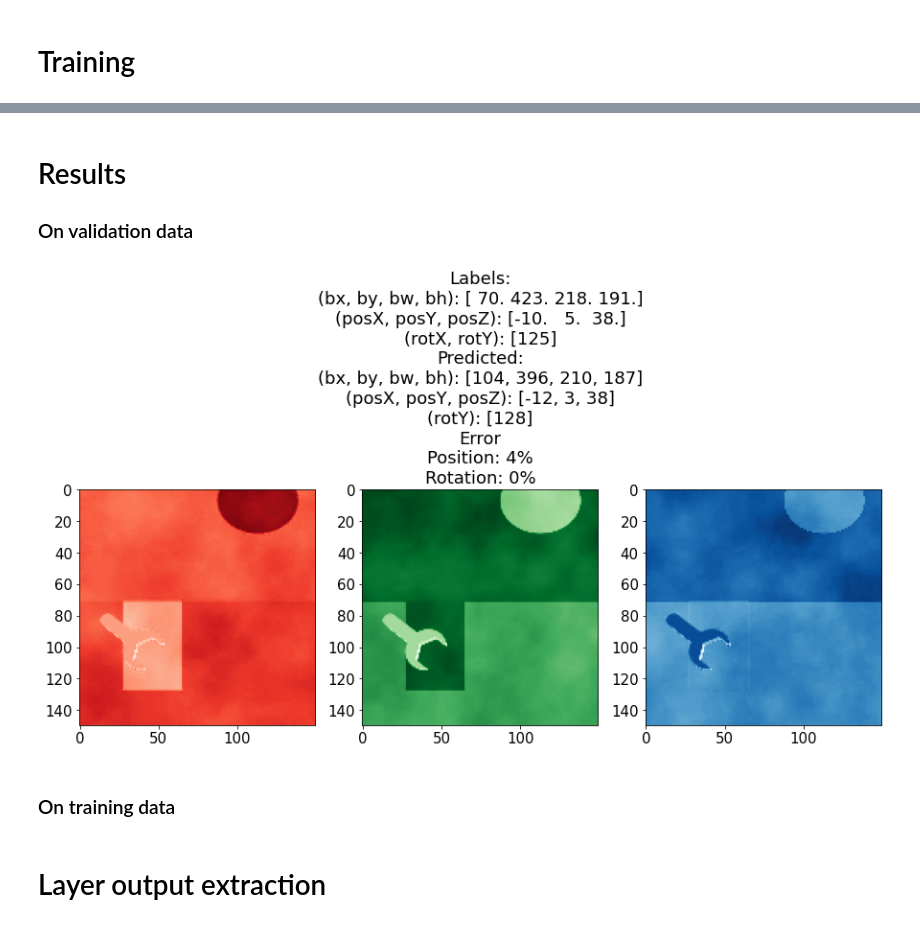
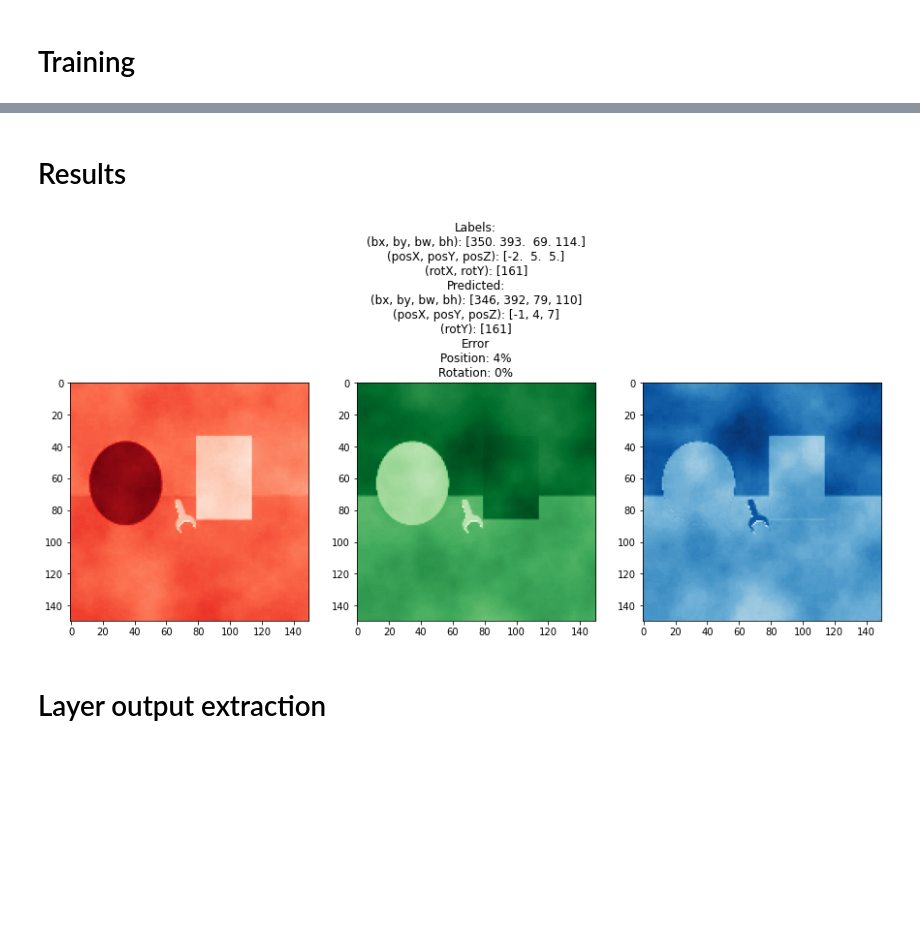
Before and after one commit to mateuszbugaj/Position_and_rotation_CNN, a Jupyter notebook: position_rotation_rgb.ipynb, the cells around one changed output, grey strips where cells are left out. Cells and saved outputs as stored; diff of their text form; code cells hidden in the pictures; blank space fills up the shorter version.

Commit message:
added AngleToRGB, model trained on 10_000 samples

```diff
--- a/position_rotation_rgb.ipynb
+++ b/position_rotation_rgb.ipynb
@@ -21,9 +21,9 @@ from tensorflow.keras.layers import Dense, Dropout, Activation, Flatten, Conv2D,
 # %% [markdown]
 # Preparing data
 # %%
-DATADIR = "dataset_generator/images/pose5000/"
+DATADIR = "dataset_generator/images/pose10000/"
 JSON_file_name = "data.txt"
-IMAGES = 5_000
+IMAGES = 10_000
 OG_IMG_SIZE = 800
 IMG_SIZE = 150
 # %%
@@ -145,3 +150,39 @@ def RGBToAngle(rgb):
         angle += math.pi
 
     return math.degrees(angle)
+# %%
+def AngleToRGB(angle):
+    X  = 1 - abs(angle/60%2-1)
+
+    if(0 <= angle < 60):
+        RPrim = 1
+        GPrim = X
+        BPrim = 0
+    elif (60 <= angle < 120):
+        RPrim = X
+        GPrim = 1
+        BPrim = 0
+    elif (120 <= angle < 180):
+        RPrim = 0
+        GPrim = 1
+        BPrim = X
+    elif (180 <= angle < 240):
+        RPrim = 0
+        GPrim = X
+        BPrim = 1
+    elif (240 <= angle < 300):
+        RPrim = X
+        GPrim = 0
+        BPrim = 1
+    elif (300 <= angle < 360):
+        RPrim = 1
+        GPrim = 0
+        BPrim = X
+
+    return [RPrim*255, GPrim*255, BPrim*255]
+# %%
+degrees = []
+for i in range(360):
+    rgb = AngleToRGB(i)
+    s = rgb[0]*0.33 + rgb[1]*0.33 + rgb[2]*0.33
+    degrees.append([rgb[0], rgb[1], rgb[2], s])
@@ -399,5 +457,5 @@ history = model.fit(x = training_data_x,
                     y = {"positionOutput": training_data_y[:, 4:7], "rotationOutput": training_data_y[:, 10:13], "frameOutput": training_data_y[:, 0:4]},
                     validation_data = (validation_data_x, {"positionOutput": validation_data_y[:, 4:7], "rotationOutput": validation_data_y[:, 10:13], "frameOutput": validation_data_y[:, 0:4]}),
                     batch_size = 32,
-                    epochs = 20)
+                    epochs = 12)
 # %% [output]
@@ -501,13 +559,12 @@ val_rotationOutput_acc_5
 # %% [markdown]
 # Results
-### On validation data
 # %%
 # random_index = random.randrange(len(training_data))
 # Images from trainig set
 # random_index = random.randrange(IMAGES*0.8)
 
 # Images from validation set
-random_index = random.randrange(IMAGES*0.8 ,IMAGES)
+random_index = random.randrange(IMAGES*0.9 ,IMAGES)
 
 prediction = model.predict(X[random_index].reshape(1, IMG_SIZE, IMG_SIZE, 3))
 
@@ -515,33 +572,31 @@ fig, axs = plt.subplots(ncols = 3, figsize = (15, 15))
 
 axs[0].imshow(X[random_index][:, :, 0], cmap="Reds")
 axs[1].imshow(X[random_index][:, :, 1], cmap="Greens")
 axs[2].imshow(X[random_index][:, :, 2], cmap="Blues")
 
 frame_og = y[random_index][:4]*100
 pos_og = y[random_index][4:7]*10
 rot_og = [int(RGBToAngle(y[random_index][10:13]))]
 
 frame_pred = [int(p*100) for p in prediction[2][0]]
 pos_pred = [int(p*10) for p in prediction[0][0]]
 rot_pred = [int(RGBToAngle(prediction[1][0][0:3]))]
 
 pos_error = int(sum((abs(pos_pred-pos_og)/30)*100)/3)
 rot_error = int(abs((rot_pred[0]-rot_og[0])/360)*100)
 
 axs[1].set_title(f"Labels:\
 \n(bx, by, bw, bh): {frame_og}\
 \n(posX, posY, posZ): {pos_og}\
 \n(rotX, rotY): {rot_og}\n\
 Predicted:\
 \n(bx, by, bw, bh): {frame_pred}\
 \n(posX, posY, posZ): {pos_pred}\
 \n(rotY): {rot_pred}\
 \nError\
 \nPosition: {pos_error}%\
 \nRotation: {rot_error}%")
 
 plt.show()
 # %% [output]
-[figure, old version]
+[figure, new version]
-# %% [markdown]
-### On training data
```
Also changed, not shown: parts of 8 cells of this notebook, 2 other files.
